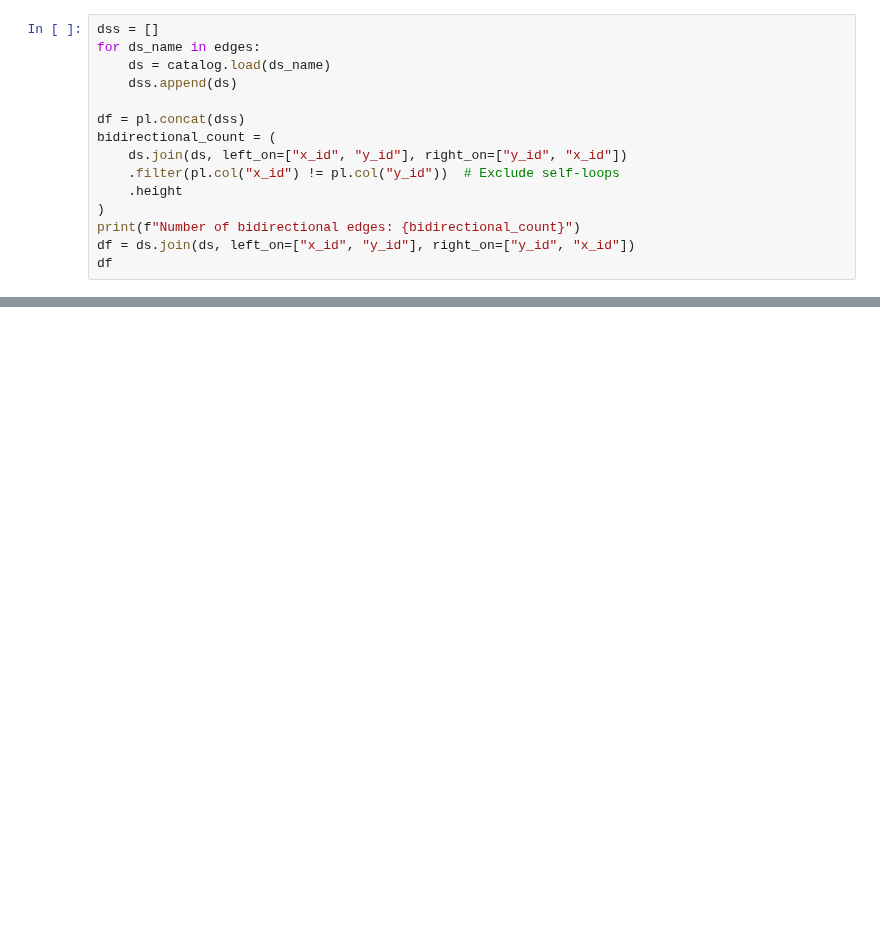
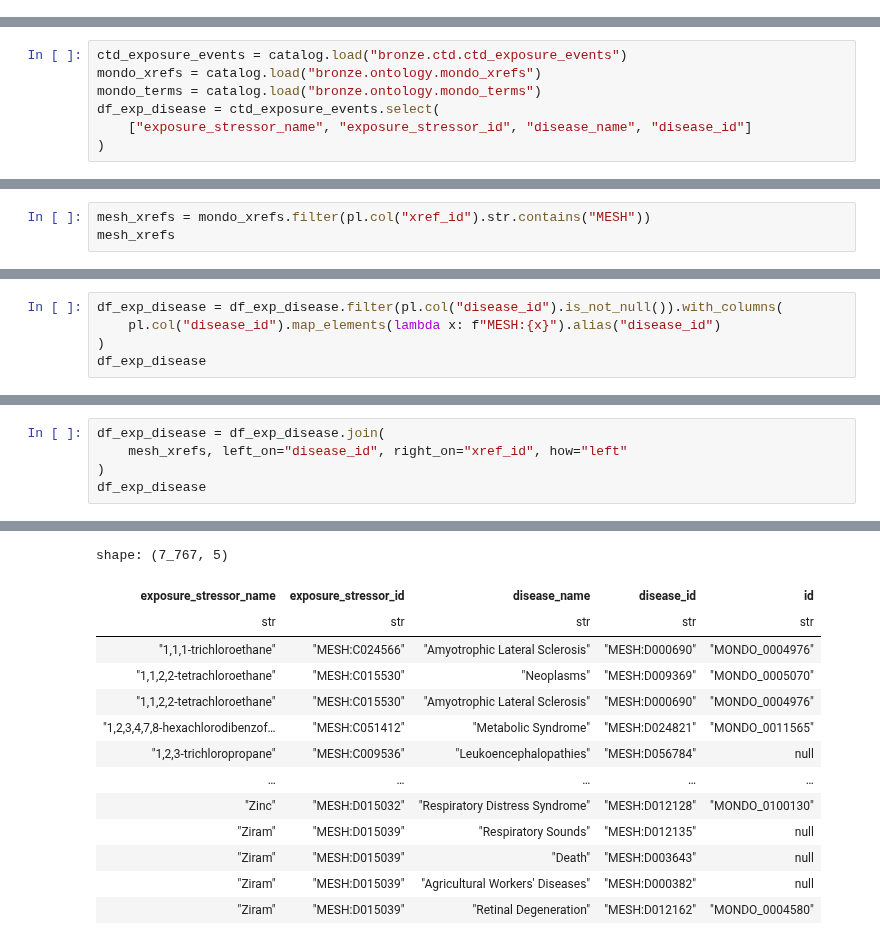
Before and after one commit to mims-harvard/OptimusKG, a Jupyter notebook: notebooks/opentargets.ipynb, the cells around one changed output, grey strips where cells are left out. Saved outputs shown, nothing was run; the diff lists cells and outputs as text; blank space fills up the shorter version.

Commit message:
feat: add disease_disease and exposure_disease edges

```diff
--- a/notebooks/opentargets.ipynb
+++ b/notebooks/opentargets.ipynb
@@ -65,15 +3,0 @@ Number of bidirectional edges: 0
-# %%
-dss = []
-for ds_name in edges:
-    ds = catalog.load(ds_name)
-    dss.append(ds)
-
-df = pl.concat(dss)
-bidirectional_count = (
-    ds.join(ds, left_on=["x_id", "y_id"], right_on=["y_id", "x_id"])
-    .filter(pl.col("x_id") != pl.col("y_id"))  # Exclude self-loops
-    .height
-)
-print(f"Number of bidirectional edges: {bidirectional_count}")
-df = ds.join(ds, left_on=["x_id", "y_id"], right_on=["y_id", "x_id"])
-df
@@ -101,0 +4,7 @@ df
+# %%
+ctd_exposure_events = catalog.load("bronze.ctd.ctd_exposure_events")
+mondo_xrefs = catalog.load("bronze.ontology.mondo_xrefs")
+mondo_terms = catalog.load("bronze.ontology.mondo_terms")
+df_exp_disease = ctd_exposure_events.select(
+    ["exposure_stressor_name", "exposure_stressor_id", "disease_name", "disease_id"]
+)
@@ -101,0 +39,3 @@ df
+# %%
+mesh_xrefs = mondo_xrefs.filter(pl.col("xref_id").str.contains("MESH"))
+mesh_xrefs
@@ -101,0 +58,5 @@ df
+# %%
+df_exp_disease = df_exp_disease.filter(pl.col("disease_id").is_not_null()).with_columns(
+    pl.col("disease_id").map_elements(lambda x: f"MESH:{x}").alias("disease_id")
+)
+df_exp_disease
@@ -101,0 +83,6 @@ df
+# %%
+df_exp_disease = df_exp_disease.join(
+    mesh_xrefs, left_on="disease_id", right_on="xref_id", how="left"
+)
+df_exp_disease
+# %% [output]
@@ -101,0 +90,14 @@ df
+shape: (7_767, 5)
+| exposure_stressor_name | exposure_stressor_id | disease_name | disease_id | id |
+| str | str | str | str | str |
+| "1,1,1-trichloroethane" | "MESH:C024566" | "Amyotrophic Lateral Sclerosis" | "MESH:D000690" | "MONDO_0004976" |
+| "1,1,2,2-tetrachloroethane" | "MESH:C015530" | "Neoplasms" | "MESH:D009369" | "MONDO_0005070" |
+| "1,1,2,2-tetrachloroethane" | "MESH:C015530" | "Amyotrophic Lateral Sclerosis" | "MESH:D000690" | "MONDO_0004976" |
+| "1,2,3,4,7,8-hexachlorodibenzof… | "MESH:C051412" | "Metabolic Syndrome" | "MESH:D024821" | "MONDO_0011565" |
+| "1,2,3-trichloropropane" | "MESH:C009536" | "Leukoencephalopathies" | "MESH:D056784" | null |
+| … | … | … | … | … |
+| "Zinc" | "MESH:D015032" | "Respiratory Distress Syndrome" | "MESH:D012128" | "MONDO_0100130" |
+| "Ziram" | "MESH:D015039" | "Respiratory Sounds" | "MESH:D012135" | null |
+| "Ziram" | "MESH:D015039" | "Death" | "MESH:D003643" | null |
+| "Ziram" | "MESH:D015039" | "Agricultural Workers' Diseases" | "MESH:D000382" | null |
+| "Ziram" | "MESH:D015039" | "Retinal Degeneration" | "MESH:D012162" | "MONDO_0004580" |
```
Also changed, not shown: parts of 12 cells of this notebook, 28 other files.
